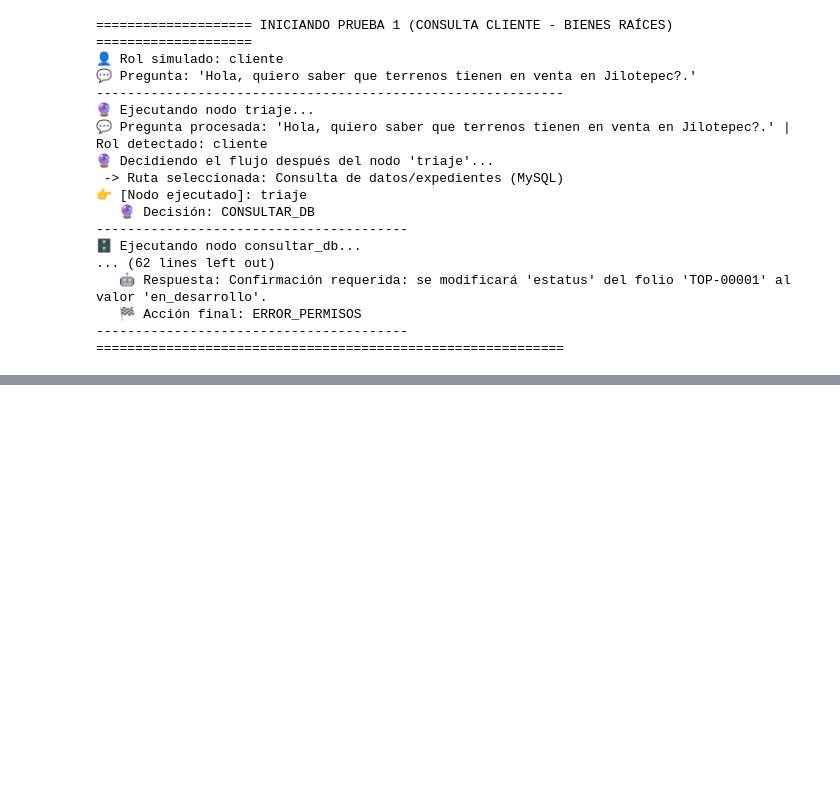
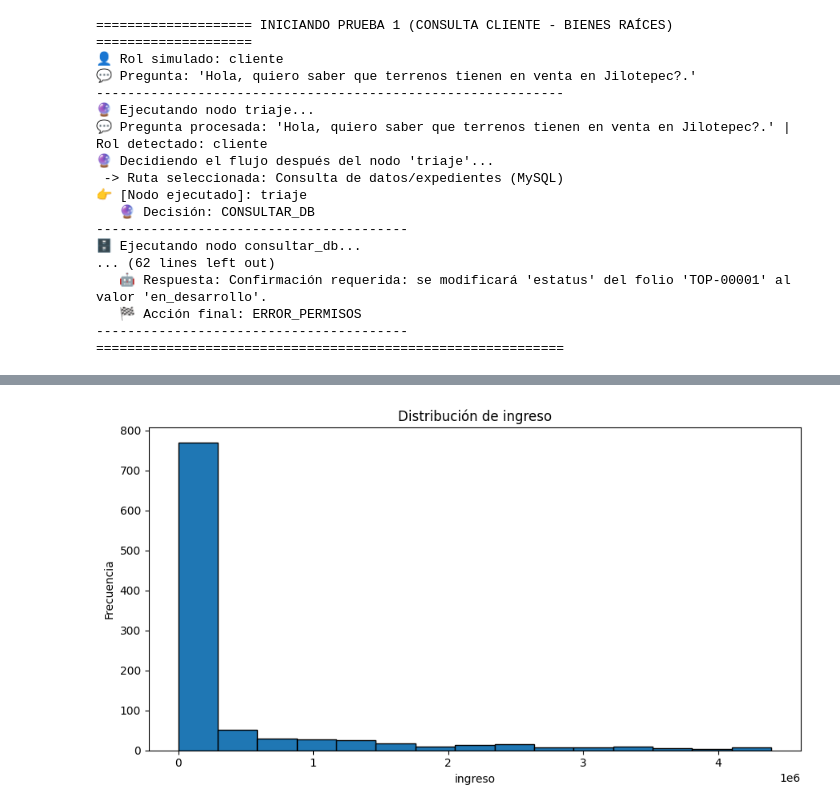
Before and after one commit to imannolM/agente-topo, a Jupyter notebook: agente_topo.ipynb, the cells around one changed output, grey strips where cells are left out. Drawn from its saved outputs; the diff is of its cells as text; code cells hidden in the pictures; blank space fills up the shorter version.

```diff
--- a/agente_topo.ipynb
+++ b/agente_topo.ipynb
@@ -1328,0 +1478,12 @@ print(cursor.fetchall())
+# %%
+from IPython.display import display, Image
+from pathlib import Path
+
+ruta_grafico = Path("grafico_analisis.png")
+
+if ruta_grafico.exists():
+    display(Image(filename=str(ruta_grafico)))
+else:
+    print("No se encontró ningún gráfico generado.")
+# %% [output]
+[figure, added]
```
Also changed, not shown: parts of 13 cells of this notebook.
